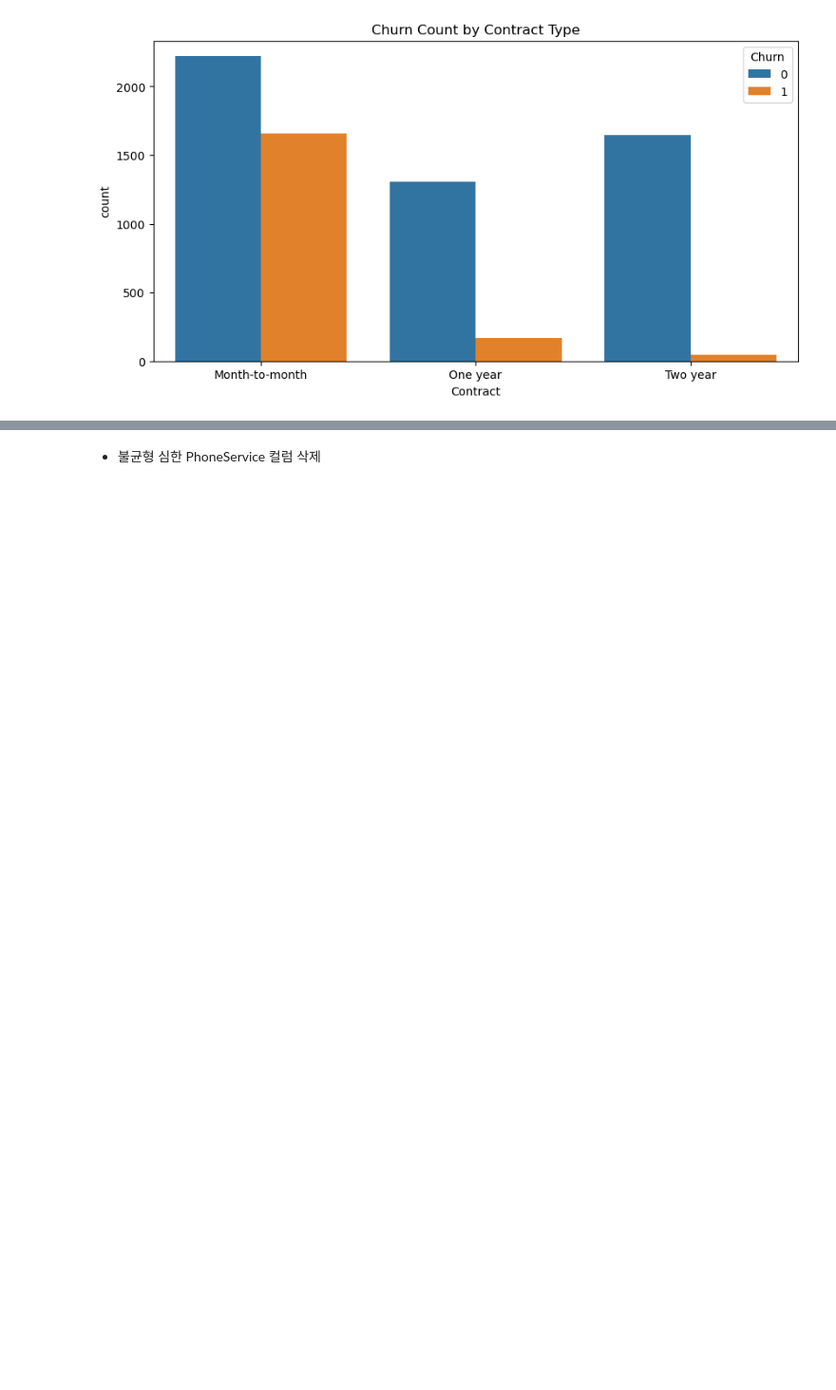
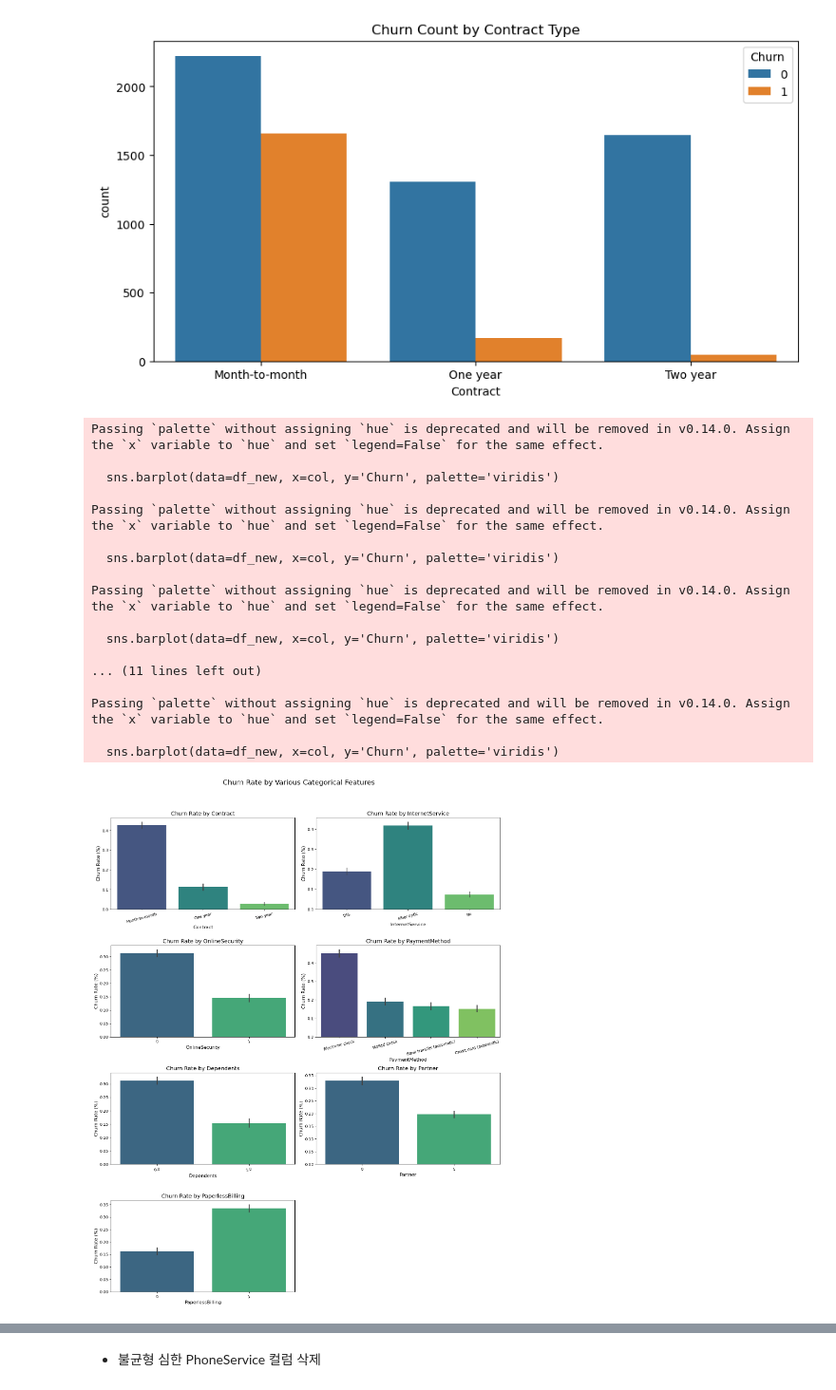
Before and after one commit to jjuuu999/hipython, a Jupyter notebook: 45_파이썬데이터분석_실습_통신사고객이탈_배포.ipynb, the cells around one changed output, grey strips where cells are left out. Shown at 95% size. Cells and saved outputs as stored; diff of their text form; code cells hidden in the pictures; blank space fills up the shorter version.

```diff
--- a/45_파이썬데이터분석_실습_통신사고객이탈_배포.ipynb
+++ b/45_파이썬데이터분석_실습_통신사고객이탈_배포.ipynb
@@ -962,3 +962,52 @@ plt.show()
 #1,2year에 비해 Month-to-month인 경우 해지율이 높았다.
 # %% [output]
 [figure]
+# %%
+# 시각화할 범주형 컬럼 리스트 (영향력이 큰 순서대로 배치하면 좋아요!)
+# df_new.select_dtypes(include=['object']).columns 에서 'Churn' 제외
+# 필요에 따라 다른 컬럼들도 추가/제외 가능
+target_categorical_cols = [
+    'Contract',         # 계약 형태 (가장 중요!)
+    'InternetService',  # 인터넷 서비스 종류
+    'OnlineSecurity',   # 온라인 보안
+    'PaymentMethod',    # 결제 방식
+    'Dependents',       # 부양 가족
+    'Partner',          # 배우자 유무
+    'PaperlessBilling'  # 전자 청구서
+]
+
+# 한 페이지에 여러 그래프 그리기
+plt.figure(figsize=(15, 20)) # 전체 Figure 크기 조정
+plt.suptitle('Churn Rate by Various Categorical Features', fontsize=18, y=0.98) # 전체 제목
+
+for i, col in enumerate(target_categorical_cols):
+    plt.subplot(len(target_categorical_cols) // 2 + 1, 2, i + 1) # 2열로 배치
+
+    # barplot 사용: y='Churn' 지정 시 자동으로 해지율(평균) 계산
+    sns.barplot(data=df_new, x=col, y='Churn', palette='viridis')
+    plt.title(f'Churn Rate by {col}', fontsize=14)
+    plt.ylabel('Churn Rate (%)', fontsize=12) # y축 레이블
+    plt.xlabel(col, fontsize=12) # x축 레이블
+    plt.xticks(rotation=15) # x축 라벨이 길 경우 살짝 기울이기
+
+plt.tight_layout(rect=[0, 0.03, 1, 0.95]) # 그래프 간격 조정 및 전체 제목 공간 확보
+plt.show()
+# %% [output]
+Passing `palette` without assigning `hue` is deprecated and will be removed in v0.14.0. Assign the `x` variable to `hue` and set `legend=False` for the same effect.
+
+  sns.barplot(data=df_new, x=col, y='Churn', palette='viridis')
+
+Passing `palette` without assigning `hue` is deprecated and will be removed in v0.14.0. Assign the `x` variable to `hue` and set `legend=False` for the same effect.
+
+  sns.barplot(data=df_new, x=col, y='Churn', palette='viridis')
+
+Passing `palette` without assigning `hue` is deprecated and will be removed in v0.14.0. Assign the `x` variable to `hue` and set `legend=False` for the same effect.
+
+  sns.barplot(data=df_new, x=col, y='Churn', palette='viridis')
+
+... (11 lines left out)
+
+Passing `palette` without assigning `hue` is deprecated and will be removed in v0.14.0. Assign the `x` variable to `hue` and set `legend=False` for the same effect.
+
+  sns.barplot(data=df_new, x=col, y='Churn', palette='viridis')
+[figure, added]
```
Also changed, not shown: parts of 4 cells of this notebook.
